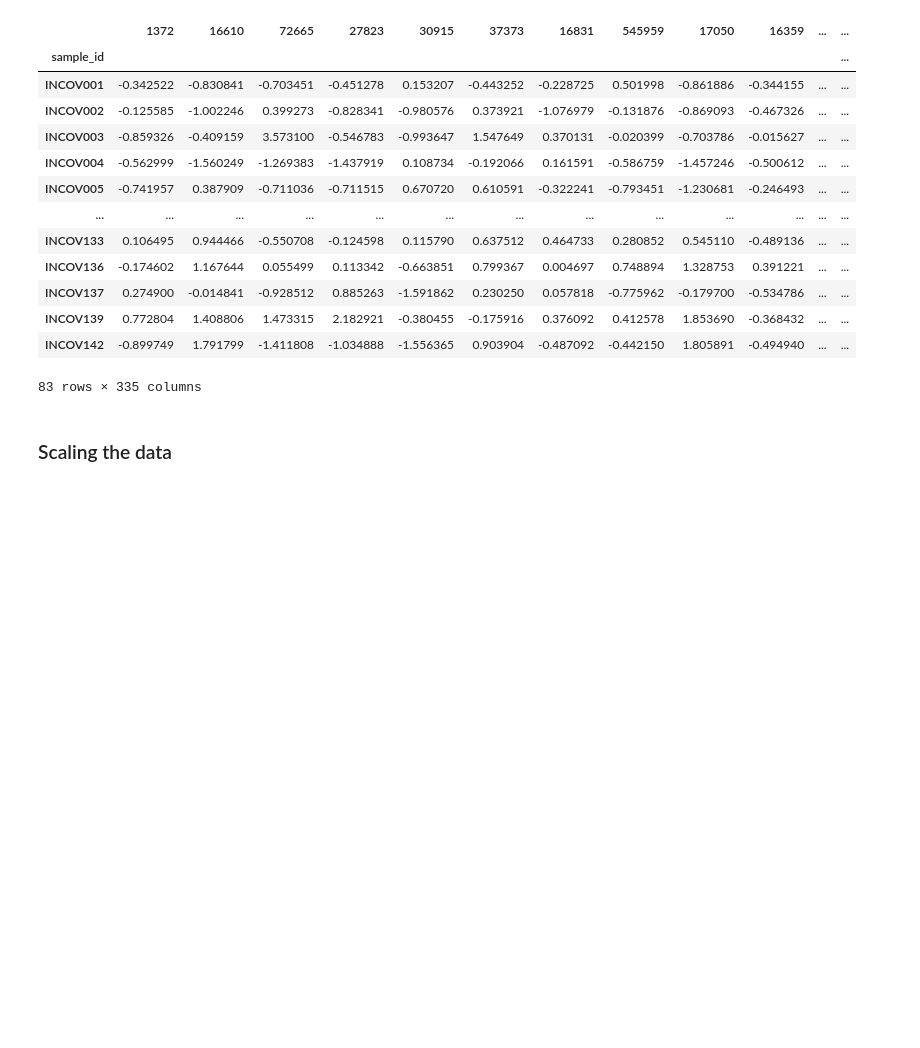
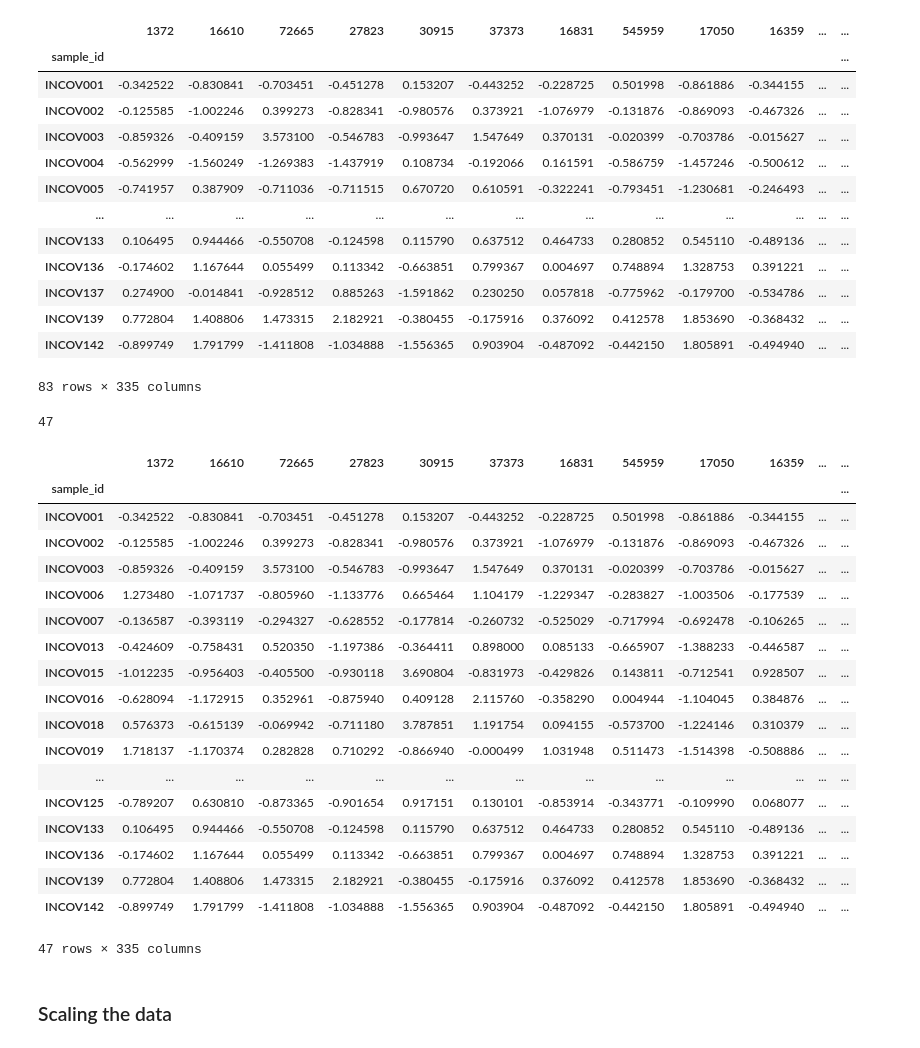
Before and after one commit to j-keung/multiomics-pathway-analysis, a Jupyter notebook: metabolomic_sample_size.ipynb, the cells around one changed output. Drawn from its saved outputs; the diff is of its cells as text; code cells hidden in the pictures; blank space fills up the shorter version.

```diff
--- a/metabolomic_sample_size.ipynb
+++ b/metabolomic_sample_size.ipynb
@@ -48,0 +46,34 @@ for _ in range
+# %%
+sample_list = []
+while len(sample_list) < 47:
+    subset = random.choice(df_severe.index.tolist())
+    if subset not in sample_list:
+        sample_list.append(subset)
+# %%
+len(sample_list)
+# %% [output]
+47
+# %%
+#Subsetting the severe df to the sample list only
+new_df_severe = df_severe.loc[df_severe.index.isin(sample_list), : ]
+new_df_severe
+# %% [output]
+|  | 1372 | 16610 | 72665 | 27823 | 30915 | 37373 | 16831 | 545959 | 17050 | 16359 | ... | ... |
+| sample_id |  |  |  |  |  |  |  |  |  |  |  | ... |
+| INCOV001 | -0.342522 | -0.830841 | -0.703451 | -0.451278 | 0.153207 | -0.443252 | -0.228725 | 0.501998 | -0.861886 | -0.344155 | ... | ... |
+| INCOV002 | -0.125585 | -1.002246 | 0.399273 | -0.828341 | -0.980576 | 0.373921 | -1.076979 | -0.131876 | -0.869093 | -0.467326 | ... | ... |
+| INCOV003 | -0.859326 | -0.409159 | 3.573100 | -0.546783 | -0.993647 | 1.547649 | 0.370131 | -0.020399 | -0.703786 | -0.015627 | ... | ... |
+| INCOV006 | 1.273480 | -1.071737 | -0.805960 | -1.133776 | 0.665464 | 1.104179 | -1.229347 | -0.283827 | -1.003506 | -0.177539 | ... | ... |
+| INCOV007 | -0.136587 | -0.393119 | -0.294327 | -0.628552 | -0.177814 | -0.260732 | -0.525029 | -0.717994 | -0.692478 | -0.106265 | ... | ... |
+| INCOV013 | -0.424609 | -0.758431 | 0.520350 | -1.197386 | -0.364411 | 0.898000 | 0.085133 | -0.665907 | -1.388233 | -0.446587 | ... | ... |
+| INCOV015 | -1.012235 | -0.956403 | -0.405500 | -0.930118 | 3.690804 | -0.831973 | -0.429826 | 0.143811 | -0.712541 | 0.928507 | ... | ... |
+| INCOV016 | -0.628094 | -1.172915 | 0.352961 | -0.875940 | 0.409128 | 2.115760 | -0.358290 | 0.004944 | -1.104045 | 0.384876 | ... | ... |
+| INCOV018 | 0.576373 | -0.615139 | -0.069942 | -0.711180 | 3.787851 | 1.191754 | 0.094155 | -0.573700 | -1.224146 | 0.310379 | ... | ... |
+| INCOV019 | 1.718137 | -1.170374 | 0.282828 | 0.710292 | -0.866940 | -0.000499 | 1.031948 | 0.511473 | -1.514398 | -0.508886 | ... | ... |
+| ... | ... | ... | ... | ... | ... | ... | ... | ... | ... | ... | ... | ... |
+| INCOV125 | -0.789207 | 0.630810 | -0.873365 | -0.901654 | 0.917151 | 0.130101 | -0.853914 | -0.343771 | -0.109990 | 0.068077 | ... | ... |
+| INCOV133 | 0.106495 | 0.944466 | -0.550708 | -0.124598 | 0.115790 | 0.637512 | 0.464733 | 0.280852 | 0.545110 | -0.489136 | ... | ... |
+| INCOV136 | -0.174602 | 1.167644 | 0.055499 | 0.113342 | -0.663851 | 0.799367 | 0.004697 | 0.748894 | 1.328753 | 0.391221 | ... | ... |
+| INCOV139 | 0.772804 | 1.408806 | 1.473315 | 2.182921 | -0.380455 | -0.175916 | 0.376092 | 0.412578 | 1.853690 | -0.368432 | ... | ... |
+| INCOV142 | -0.899749 | 1.791799 | -1.411808 | -1.034888 | -1.556365 | 0.903904 | -0.487092 | -0.442150 | 1.805891 | -0.494940 | ... | ... |
+47 rows × 335 columns
```
Also changed, not shown: parts of 8 cells of this notebook, 5 other files.
